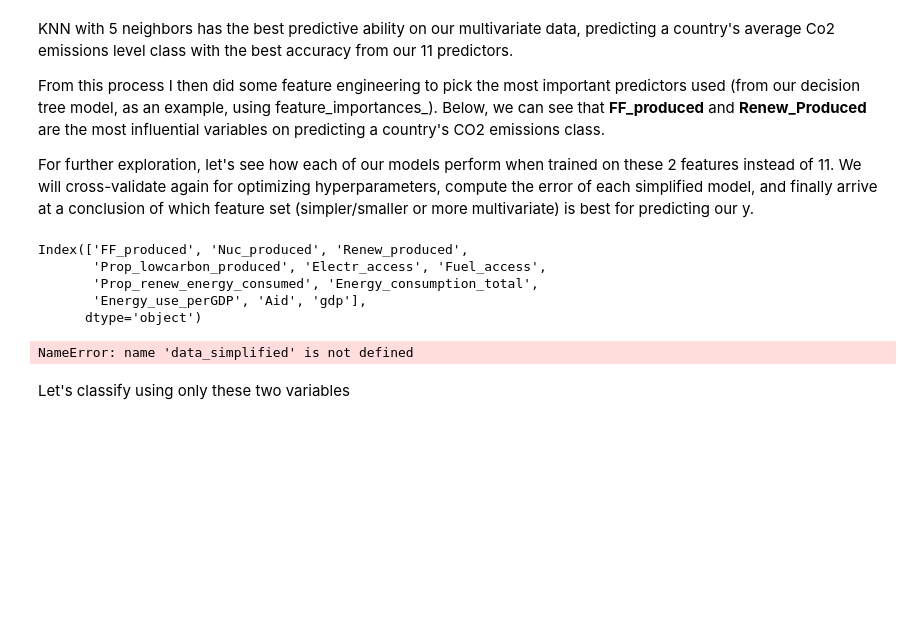
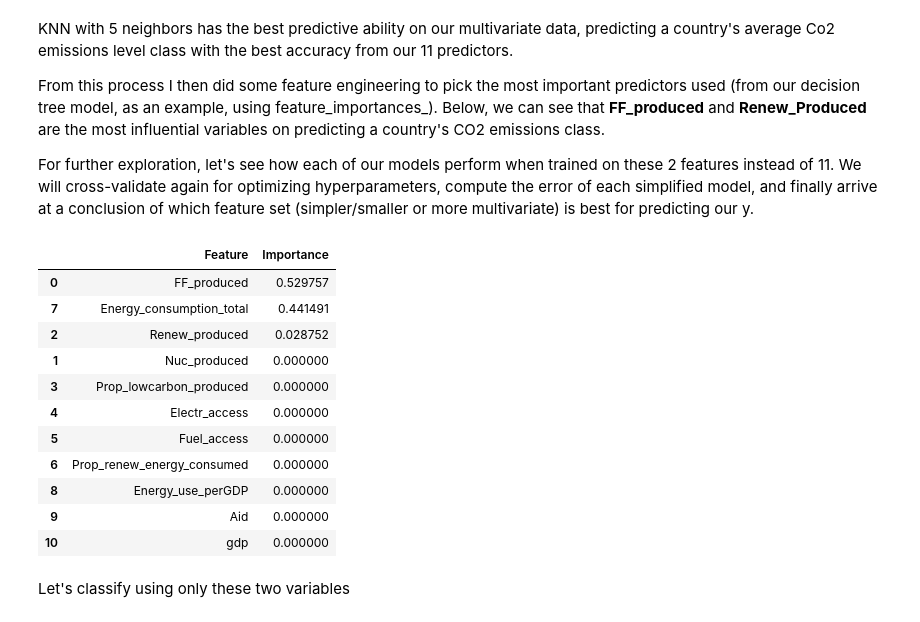
Before and after one commit to siegelhannah/Energy-Use-Sustainability, a Jupyter notebook: Project-2-Energy-Use-Sustainability.ipynb, the cells around one changed output. Saved outputs shown, nothing was run; the diff lists cells and outputs as text; code cells hidden in the pictures; blank space fills up the shorter version.

```diff
--- a/Project-2-Energy-Use-Sustainability.ipynb
+++ b/Project-2-Energy-Use-Sustainability.ipynb
@@ -1103,30 +1103,29 @@ KNN with 5 neighbors has the best predictive ability on our multivariate data, p
 From this process I then did some feature engineering to pick the most important predictors used (from our decision tree model, as an example, using feature_importances_). Below, we can see that **FF_produced** and **Renew_Produced** are the most influential variables on predicting a country's CO2 emissions class.
 
 For further exploration, let's see how each of our models perform when trained on these 2 features instead of 11. We will cross-validate again for optimizing hyperparameters, compute the error of each simplified model, and finally arrive at a conclusion of which feature set (simpler/smaller or more multivariate) is best for predicting our y.
-# %%
-best_decisiontree = DecisionTreeClassifier(max_depth=2)
-best_decisiontree.fit(X_train, Y_train)
-
-feature_importances = best_decisiontree.feature_importances_
-X_train.columns
-# %% [output]
-Index(['FF_produced', 'Nuc_produced', 'Renew_produced',
-       'Prop_lowcarbon_produced', 'Electr_access', 'Fuel_access',
-       'Prop_renew_energy_consumed', 'Energy_consumption_total',
-       'Energy_use_perGDP', 'Aid', 'gdp'],
-      dtype='object')
 # %%
 # We can see the most important features used in the model using feature_importances_ from the decision tree model
 best_decisiontree = DecisionTreeClassifier(max_depth=2)
 best_decisiontree.fit(X_train, Y_train)
 
 feature_importances = best_decisiontree.feature_importances_
-feature_names = data_simplified.columns
+feature_names = X_train.columns
 importance_df = pd.DataFrame({'Feature': feature_names, 'Importance': feature_importances})
 importance_df = importance_df.sort_values(by='Importance', ascending=False)
 importance_df
 # %% [output]
-NameError: name 'data_simplified' is not defined
+|  | Feature | Importance |
+| 0 | FF_produced | 0.529757 |
+| 7 | Energy_consumption_total | 0.441491 |
+| 2 | Renew_produced | 0.028752 |
+| 1 | Nuc_produced | 0.000000 |
+| 3 | Prop_lowcarbon_produced | 0.000000 |
+| 4 | Electr_access | 0.000000 |
+| 5 | Fuel_access | 0.000000 |
+| 6 | Prop_renew_energy_consumed | 0.000000 |
+| 8 | Energy_use_perGDP | 0.000000 |
+| 9 | Aid | 0.000000 |
+| 10 | gdp | 0.000000 |
 # %% [markdown]
 Let's classify using only these two variables
 # %%
```
Also changed, not shown: parts of 4 cells of this notebook.
